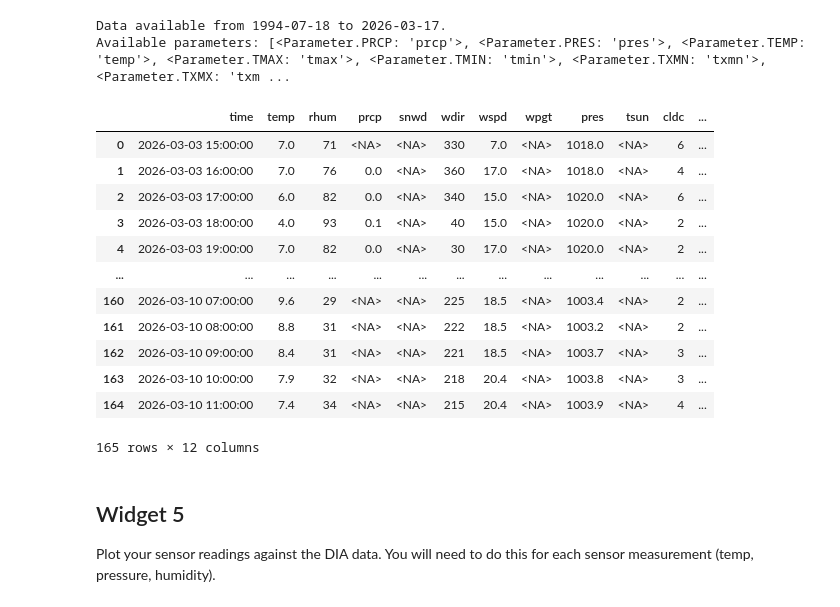
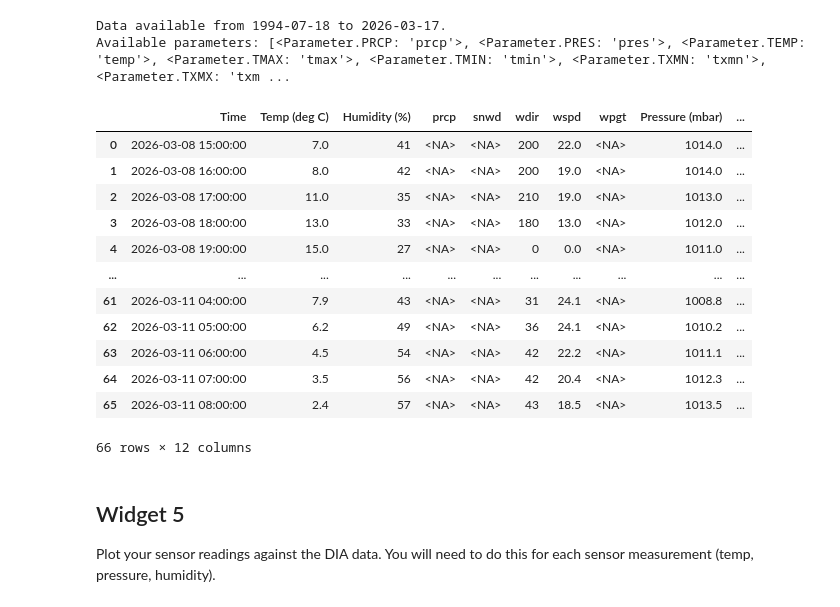
Before and after one commit to guyfrancis/dat1001, a Jupyter notebook: project1/Project1_Widgets.ipynb, the cells around one changed output. Saved outputs shown, nothing was run; the diff lists cells and outputs as text; code cells hidden in the pictures.

```diff
--- a/project1/Project1_Widgets.ipynb
+++ b/project1/Project1_Widgets.ipynb
@@ -24,24 +24,23 @@ df.columns = ['Time', 'Temp (deg C)', 'Pressure (mbar)', 'Humidity (%)', 'Altitu
 # Drop altitude - we don't need it for this project
 df.drop(columns=['Altitude (m)'], inplace=True)
 
-# Get ride of decimal part of time - this level of detail is not needed
+# Get ride of decimal part of time and the seconds - this level of detail is not needed
 df['Time'] = df['Time'].str.split(".").str.get(0)
+df['Time'] = df['Time'].str[0:16]
 
-# Choose start and end indices (in case you want to discard some of the data at the start/end
-start_id = 1485
+# Choose start and end indices (in case you want to discard some of the data at the start/end)
+# Your should analyse and report on 2-5 days of continuous hourly data
+start_id = 1485 + 120
 end_id = len(df)
 
 
+# Copy the dataframe into a new dataframe called 'bme280' with the slice you are going to work with
+bme280 = df[start_id:end_id].copy()
+bme280.reset_index(drop=True, inplace=True)
 
-# Copy the dataframe into a new dataframe with the slice you are interested in
-hourly = df[start_id:end_id].copy()
-hourly.reset_index(drop=True, inplace=True)
+# Convert the 'Time' strings to dateime objects - if we do this consistently, it will be easily to plot and analyze our data
+bme280['Time'] = pd.to_datetime(bme280['Time'])
 
-# This is because my data crosses over the time change on 3/7 to 3/8. I interpolated for the missing hour
-# You probably don't need these two lines
-hourly=pd.concat([hourly[:108], hourly[108:109], hourly[108:]]).reset_index()
-hourly.loc[108, 'Time'] = "2026-03-08 02:00:03"
-
-# Check what we have in the DF
-hourly
+# Check contents of dataframe
+bme280
 # %% [output]
@@ -118,35 +119,39 @@ Data available from 1994-07-18 to 2026-03-17.
 Available parameters: [<Parameter.PRCP: 'prcp'>, <Parameter.PRES: 'pres'>, <Parameter.TEMP: 'temp'>, <Parameter.TMAX: 'tmax'>, <Parameter.TMIN: 'tmin'>, <Parameter.TXMN: 'txmn'>, <Parameter.TXMX: 'txm ...
 # %%
 # Set start and end dates to be start and end of your hourly sensor readings
-
-start= dt.datetime.strptime(hourly['Time'].iloc[0], "%Y-%m-%d %H:%M:%S")
-end = dt.datetime.strptime(hourly['Time'].iloc[-1], "%Y-%m-%d %H:%M:%S") + dt.timedelta(hours=1)
+start= bme280.loc[0, 'Time']
+end = bme280.loc[len(bme280)-1, 'Time']
 
 # Select Station - Use Denver International Airport as other stations may not have recent hourly data yet
 DIA_stn = ms.Station(id=station)
 
 #Get data
 DIA_data = ms.hourly(DIA_stn, start, end)
 
 # Store data in pandas dataframes
 dia = DIA_data.fetch()
 dia = dia.reset_index()
-dia['time'] = dia['time'].astype('string')
+
+# Change datetime strings to datetime objects
+dia['time'] = pd.to_datetime(dia['time'])
+
+# Rename columns to be consistent with our bme280 dataframe
+dia.rename(columns={'time':'Time', 'temp':'Temp (deg C)', 'rhum':'Humidity (%)', 'pres':'Pressure (mbar)'}, inplace=True)
 dia
 # %% [output]
-|  | time | temp | rhum | prcp | snwd | wdir | wspd | wpgt | pres | tsun | cldc | ... |
-| 0 | 2026-03-03 15:00:00 | 7.0 | 71 | <NA> | <NA> | 330 | 7.0 | <NA> | 1018.0 | <NA> | 6 | ... |
-| 1 | 2026-03-03 16:00:00 | 7.0 | 76 | 0.0 | <NA> | 360 | 17.0 | <NA> | 1018.0 | <NA> | 4 | ... |
-| 2 | 2026-03-03 17:00:00 | 6.0 | 82 | 0.0 | <NA> | 340 | 15.0 | <NA> | 1020.0 | <NA> | 6 | ... |
-| 3 | 2026-03-03 18:00:00 | 4.0 | 93 | 0.1 | <NA> | 40 | 15.0 | <NA> | 1020.0 | <NA> | 2 | ... |
-| 4 | 2026-03-03 19:00:00 | 7.0 | 82 | 0.0 | <NA> | 30 | 17.0 | <NA> | 1020.0 | <NA> | 2 | ... |
-| ... | ... | ... | ... | ... | ... | ... | ... | ... | ... | ... | ... | ... |
-| 160 | 2026-03-10 07:00:00 | 9.6 | 29 | <NA> | <NA> | 225 | 18.5 | <NA> | 1003.4 | <NA> | 2 | ... |
-| 161 | 2026-03-10 08:00:00 | 8.8 | 31 | <NA> | <NA> | 222 | 18.5 | <NA> | 1003.2 | <NA> | 2 | ... |
-| 162 | 2026-03-10 09:00:00 | 8.4 | 31 | <NA> | <NA> | 221 | 18.5 | <NA> | 1003.7 | <NA> | 3 | ... |
-| 163 | 2026-03-10 10:00:00 | 7.9 | 32 | <NA> | <NA> | 218 | 20.4 | <NA> | 1003.8 | <NA> | 3 | ... |
-| 164 | 2026-03-10 11:00:00 | 7.4 | 34 | <NA> | <NA> | 215 | 20.4 | <NA> | 1003.9 | <NA> | 4 | ... |
+|  | Time | Temp (deg C) | Humidity (%) | prcp | snwd | wdir | wspd | wpgt | Pressure (mbar) | ... |
+| 0 | 2026-03-08 15:00:00 | 7.0 | 41 | <NA> | <NA> | 200 | 22.0 | <NA> | 1014.0 | ... |
+| 1 | 2026-03-08 16:00:00 | 8.0 | 42 | <NA> | <NA> | 200 | 19.0 | <NA> | 1014.0 | ... |
+| 2 | 2026-03-08 17:00:00 | 11.0 | 35 | <NA> | <NA> | 210 | 19.0 | <NA> | 1013.0 | ... |
+| 3 | 2026-03-08 18:00:00 | 13.0 | 33 | <NA> | <NA> | 180 | 13.0 | <NA> | 1012.0 | ... |
+| 4 | 2026-03-08 19:00:00 | 15.0 | 27 | <NA> | <NA> | 0 | 0.0 | <NA> | 1011.0 | ... |
+| ... | ... | ... | ... | ... | ... | ... | ... | ... | ... | ... |
+| 61 | 2026-03-11 04:00:00 | 7.9 | 43 | <NA> | <NA> | 31 | 24.1 | <NA> | 1008.8 | ... |
+| 62 | 2026-03-11 05:00:00 | 6.2 | 49 | <NA> | <NA> | 36 | 24.1 | <NA> | 1010.2 | ... |
+| 63 | 2026-03-11 06:00:00 | 4.5 | 54 | <NA> | <NA> | 42 | 22.2 | <NA> | 1011.1 | ... |
+| 64 | 2026-03-11 07:00:00 | 3.5 | 56 | <NA> | <NA> | 42 | 20.4 | <NA> | 1012.3 | ... |
+| 65 | 2026-03-11 08:00:00 | 2.4 | 57 | <NA> | <NA> | 43 | 18.5 | <NA> | 1013.5 | ... |
-165 rows × 12 columns
+66 rows × 12 columns
 # %% [markdown]
 ## Widget 5
 
```
Also changed, not shown: parts of 12 cells of this notebook, 1 other file.
